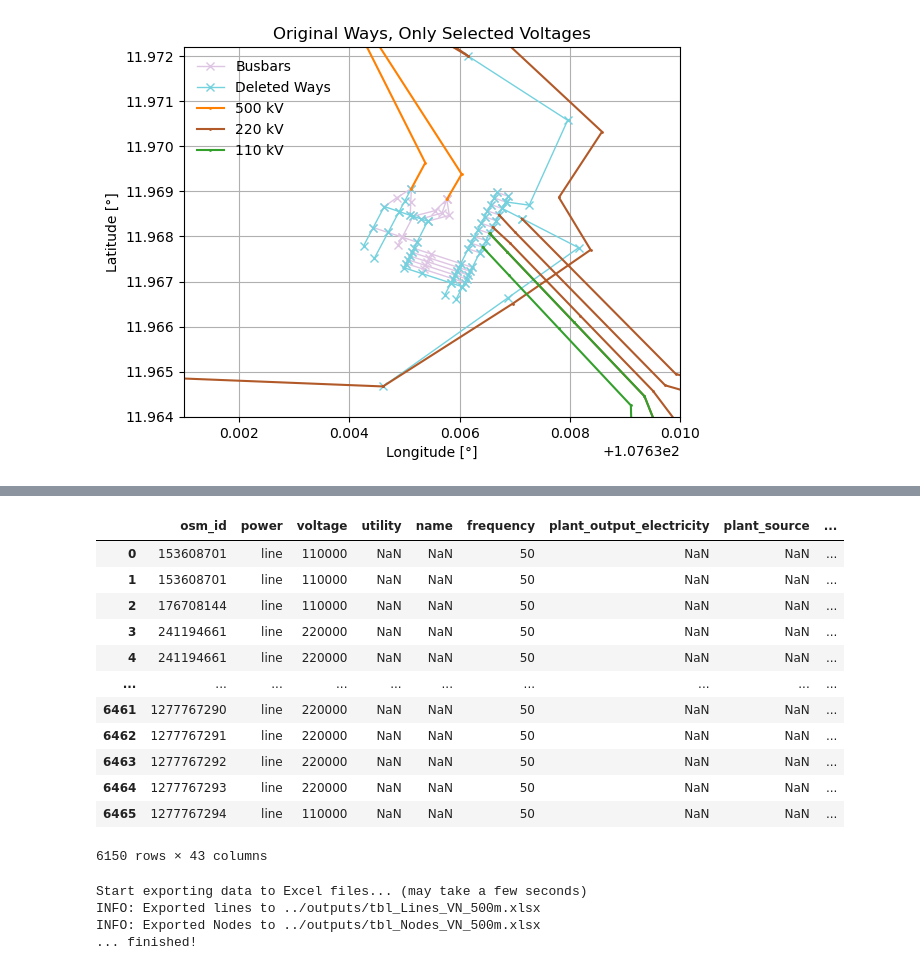
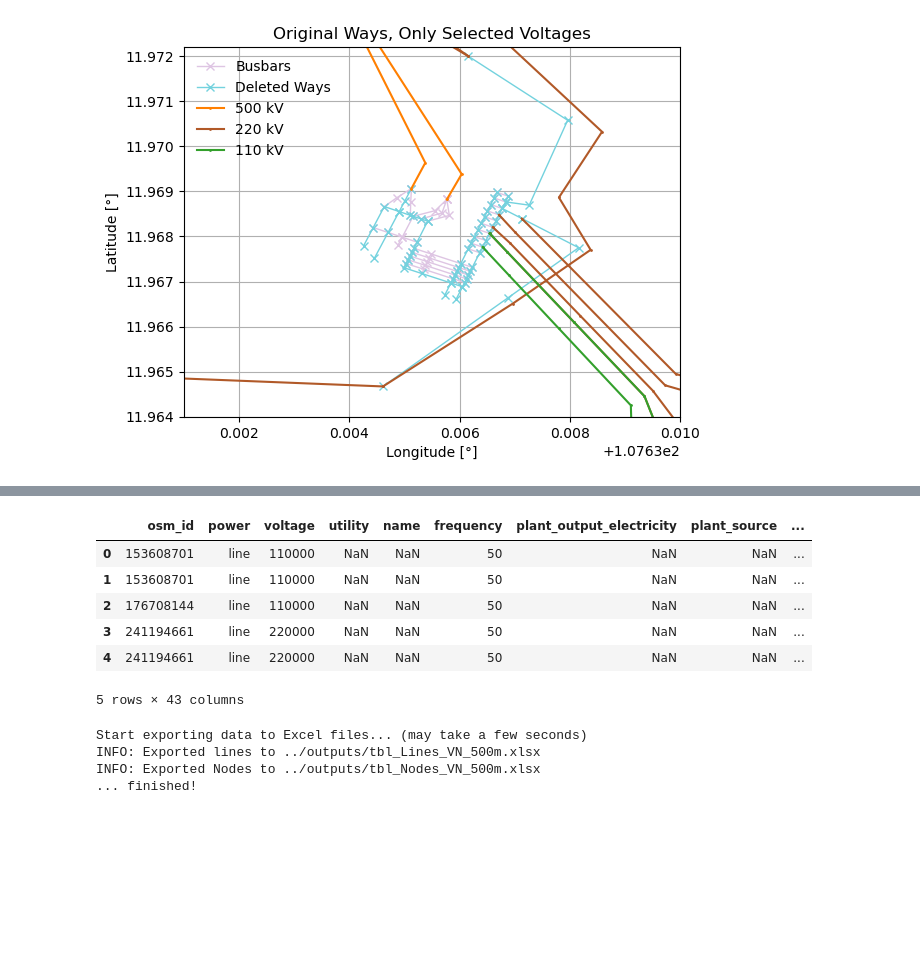
Before and after one commit to Mengqi-Ye/PowerFlowCascade, a Jupyter notebook: notebooks/1_power_grid_simplification_workflow.ipynb, the cells around one changed output, grey strips where cells are left out. Cells and saved outputs as stored; diff of their text form; code cells hidden in the pictures; blank space fills up the shorter version.

```diff
--- a/notebooks/1_power_grid_simplification_workflow.ipynb
+++ b/notebooks/1_power_grid_simplification_workflow.ipynb
@@ -167,21 +167,15 @@ table_lines = fill_line_voltage(data_ways_clone)
 # %%
 table_lines_update = table_lines.dropna(subset=['voltage'])
 # %%
-table_lines_update
+table_lines_update.head()
 # %% [output]
 |  | osm_id | power | voltage | utility | name | frequency | plant_output_electricity | plant_source | ... |
 | 0 | 153608701 | line | 110000 | NaN | NaN | 50 | NaN | NaN | ... |
 | 1 | 153608701 | line | 110000 | NaN | NaN | 50 | NaN | NaN | ... |
 | 2 | 176708144 | line | 110000 | NaN | NaN | 50 | NaN | NaN | ... |
 | 3 | 241194661 | line | 220000 | NaN | NaN | 50 | NaN | NaN | ... |
 | 4 | 241194661 | line | 220000 | NaN | NaN | 50 | NaN | NaN | ... |
-| ... | ... | ... | ... | ... | ... | ... | ... | ... | ... |
-| 6461 | 1277767290 | line | 220000 | NaN | NaN | 50 | NaN | NaN | ... |
-| 6462 | 1277767291 | line | 220000 | NaN | NaN | 50 | NaN | NaN | ... |
-| 6463 | 1277767292 | line | 220000 | NaN | NaN | 50 | NaN | NaN | ... |
-| 6464 | 1277767293 | line | 220000 | NaN | NaN | 50 | NaN | NaN | ... |
-| 6465 | 1277767294 | line | 110000 | NaN | NaN | 50 | NaN | NaN | ... |
-6150 rows × 43 columns
+5 rows × 43 columns
 # %%
 output_dir = '../outputs'
 export_data(table_lines_update, output_dir)
```
Also changed, not shown: parts of 7 cells of this notebook, 4 other files.
